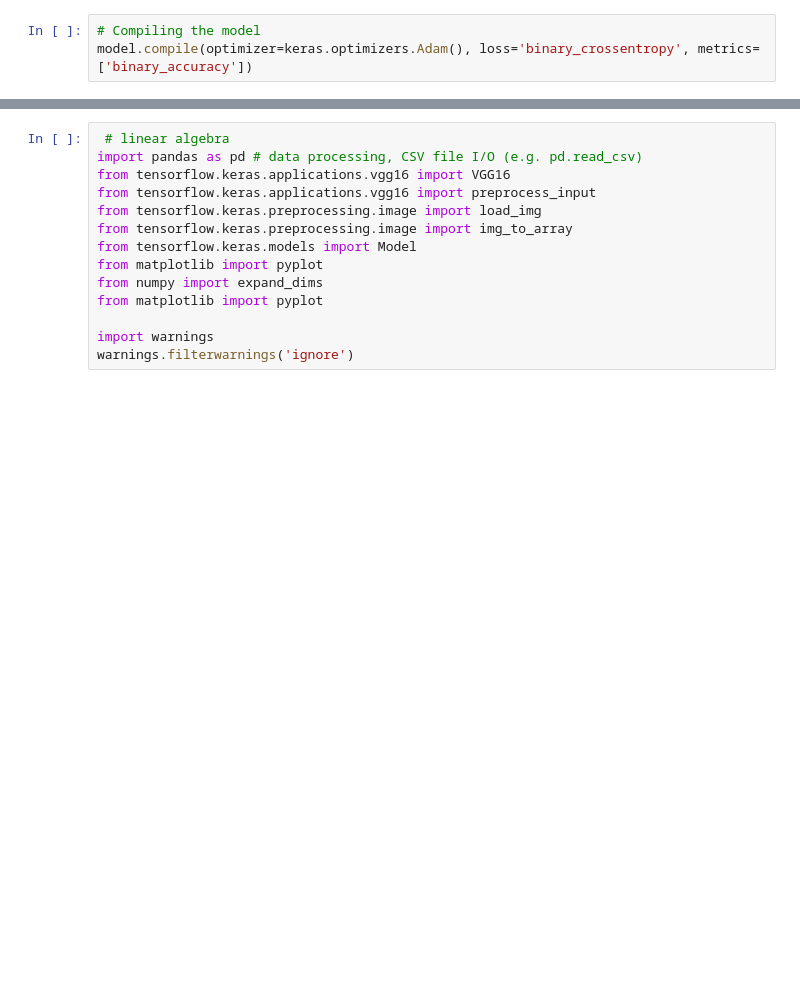
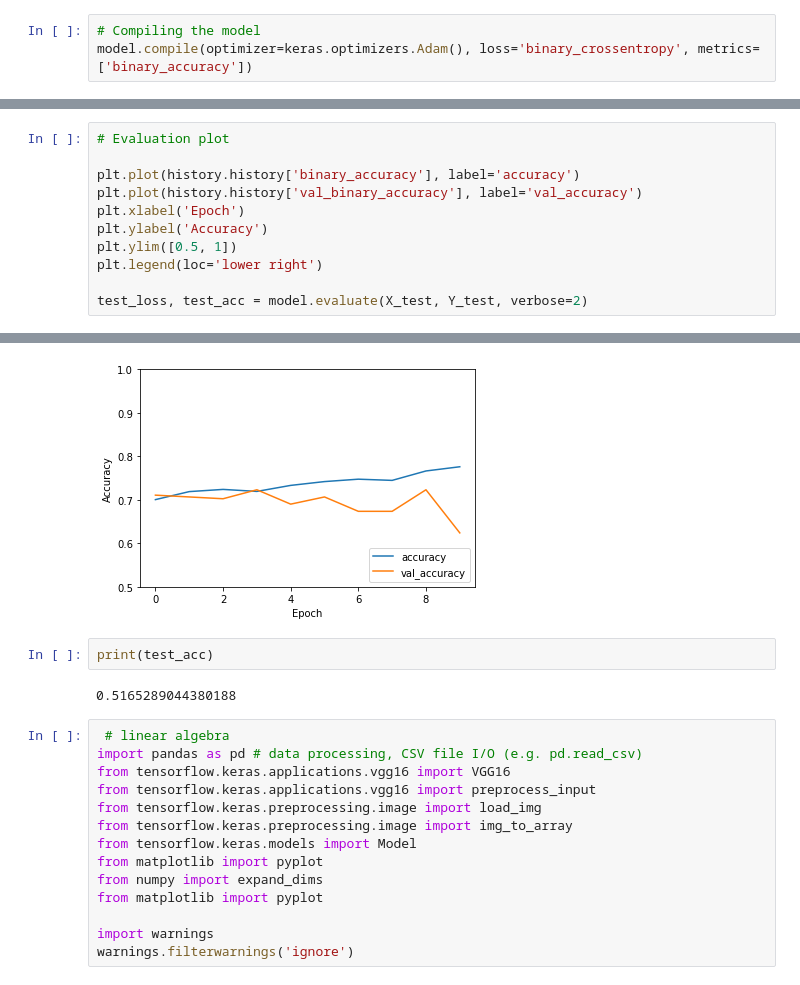
Before and after one commit to feresrafael/cnn-footstep, a Jupyter notebook: train_ccn_model.ipynb, the cells around one changed output, grey strips where cells are left out. Saved outputs shown, nothing was run; the diff lists cells and outputs as text; blank space fills up the shorter version.

```diff
--- a/train_ccn_model.ipynb
+++ b/train_ccn_model.ipynb
@@ -235,0 +238,12 @@ array([1, 1, 1, 1, 1, 1, 0, 1, 1, 0, 0, 1, 0, 1, 1, 1, 1, 1, 1, 1])
+# %%
+# Evaluation plot
+
+plt.plot(history.history['binary_accuracy'], label='accuracy')
+plt.plot(history.history['val_binary_accuracy'], label='val_accuracy')
+plt.xlabel('Epoch')
+plt.ylabel('Accuracy')
+plt.ylim([0.5, 1])
+plt.legend(loc='lower right')
+
+test_loss, test_acc = model.evaluate(X_test, Y_test, verbose=2)
+# %% [output]
@@ -236,3 +251,8 @@ array([1, 1, 1, 1, 1, 1, 0, 1, 1, 0, 0, 1, 0, 1, 1, 1, 1, 1, 1, 1])
+[figure, added]
+# %%
+print(test_acc)
+# %% [output]
+0.5165289044380188
 # %%
  # linear algebra
 import pandas as pd # data processing, CSV file I/O (e.g. pd.read_csv)
```
Also changed, not shown: parts of 15 cells of this notebook.
